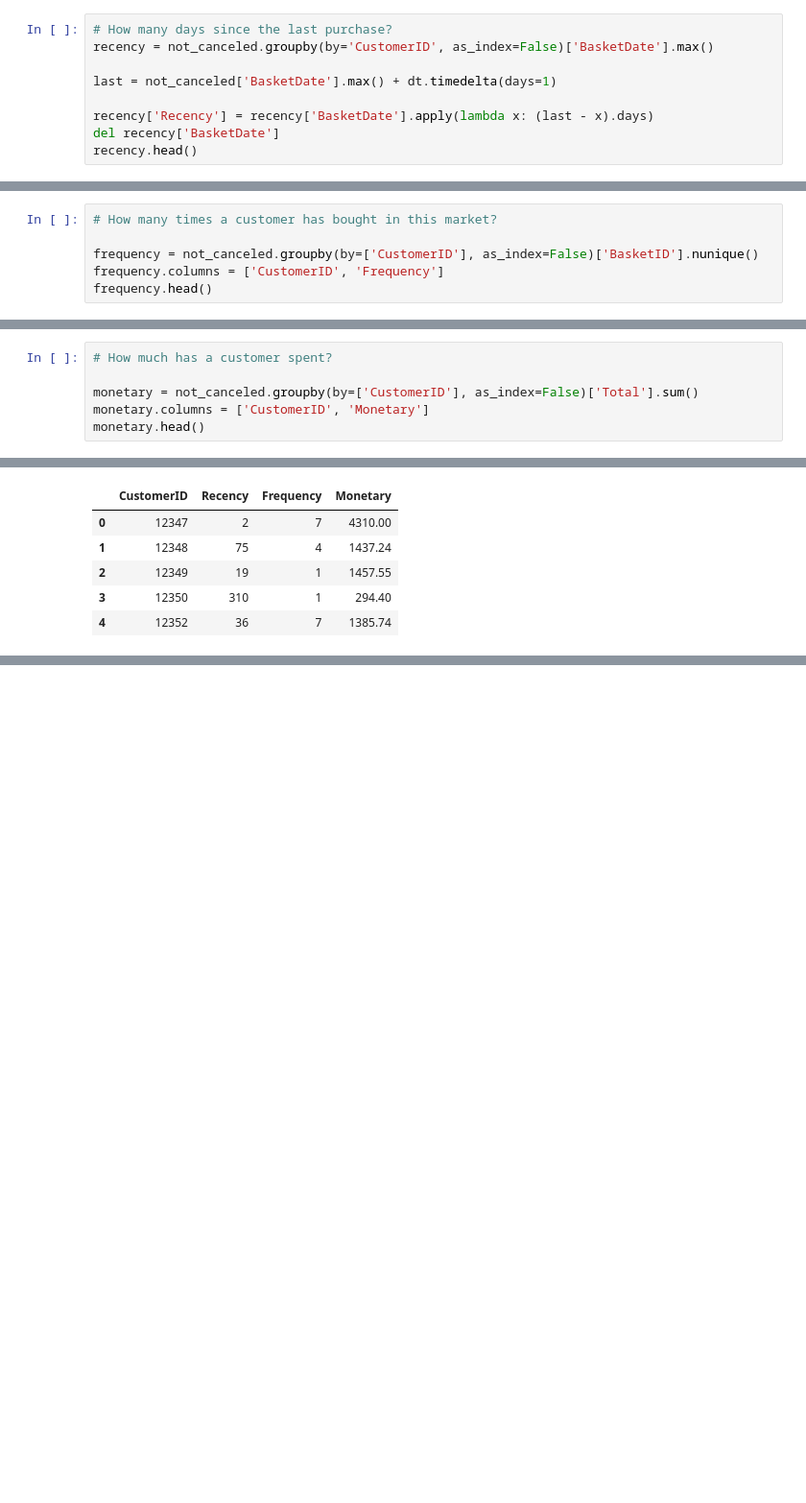
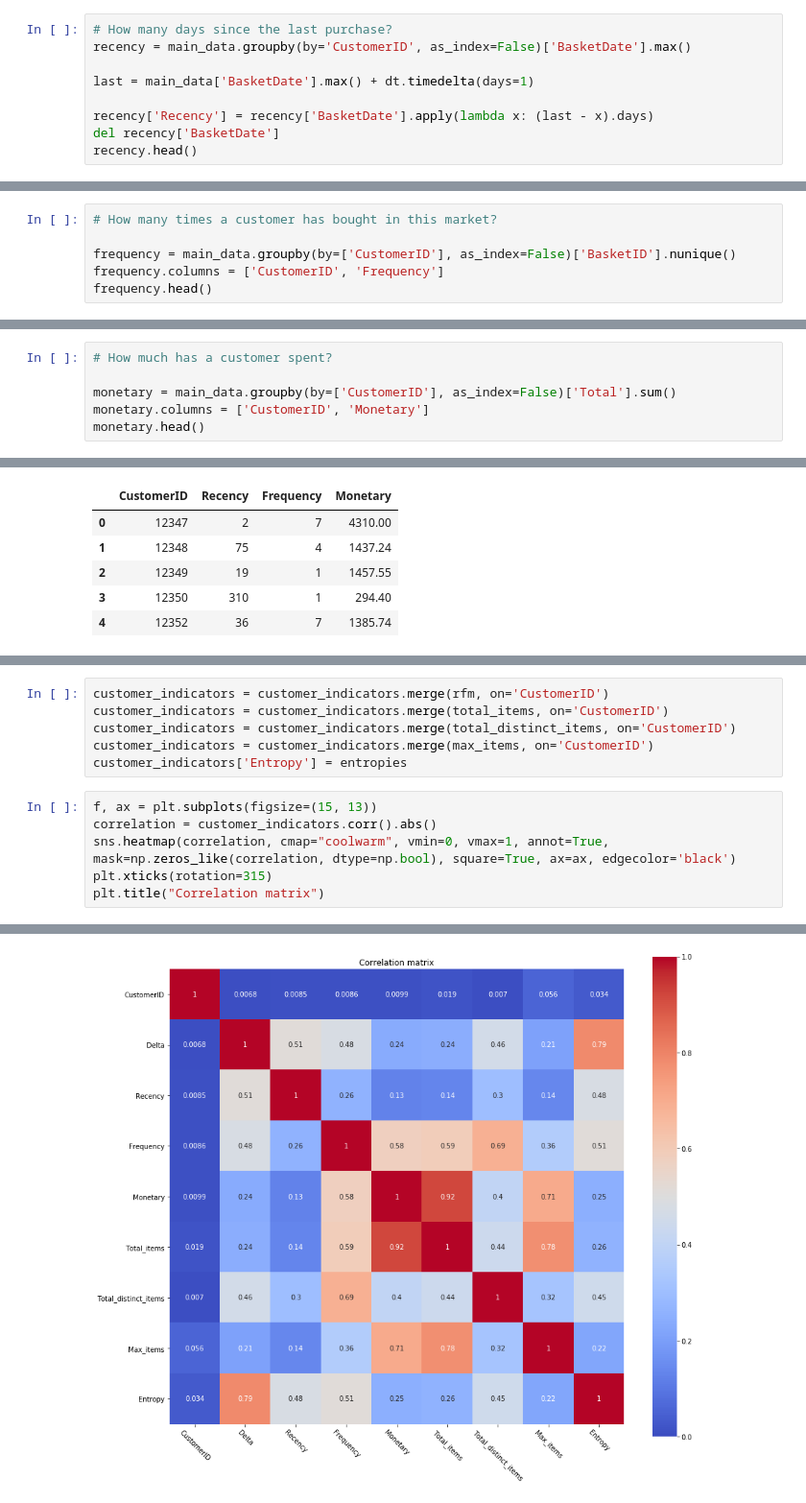
Before and after one commit to michelezoncheddu/data-mining-project, a Jupyter notebook: 1_Data_preparation.ipynb, the cells around one changed output, grey strips where cells are left out. Shown at 96% size. Saved outputs shown, nothing was run; the diff lists cells and outputs as text; blank space fills up the shorter version.

```diff
--- a/1_Data_preparation.ipynb
+++ b/1_Data_preparation.ipynb
@@ -344,8 +373,8 @@ for customer in customer_list:
 # %%
 # How many days since the last purchase?
-recency = not_canceled.groupby(by='CustomerID', as_index=False)['BasketDate'].max()
+recency = main_data.groupby(by='CustomerID', as_index=False)['BasketDate'].max()
 
-last = not_canceled['BasketDate'].max() + dt.timedelta(days=1)
+last = main_data['BasketDate'].max() + dt.timedelta(days=1)
 
 recency['Recency'] = recency['BasketDate'].apply(lambda x: (last - x).days)
 del recency['BasketDate']
@@ -360,7 +389,7 @@ recency.head()
 # %%
 # How many times a customer has bought in this market?
 
-frequency = not_canceled.groupby(by=['CustomerID'], as_index=False)['BasketID'].nunique()
+frequency = main_data.groupby(by=['CustomerID'], as_index=False)['BasketID'].nunique()
 frequency.columns = ['CustomerID', 'Frequency']
 frequency.head()
 # %% [output]
@@ -373,7 +402,7 @@ frequency.head()
 # %%
 # How much has a customer spent?
 
-monetary = not_canceled.groupby(by=['CustomerID'], as_index=False)['Total'].sum()
+monetary = main_data.groupby(by=['CustomerID'], as_index=False)['Total'].sum()
 monetary.columns = ['CustomerID', 'Monetary']
 monetary.head()
 # %% [output]
@@ -481 +457,14 @@ rfm_log.boxplot('Monetary', ax=ax[2])
 [figure]
+# %%
+customer_indicators = customer_indicators.merge(rfm, on='CustomerID')
+customer_indicators = customer_indicators.merge(total_items, on='CustomerID')
+customer_indicators = customer_indicators.merge(total_distinct_items, on='CustomerID')
+customer_indicators = customer_indicators.merge(max_items, on='CustomerID')
+customer_indicators['Entropy'] = entropies
+# %%
+f, ax = plt.subplots(figsize=(15, 13))
+correlation = customer_indicators.corr().abs()
+sns.heatmap(correlation, cmap="coolwarm", vmin=0, vmax=1, annot=True, mask=np.zeros_like(correlation, dtype=np.bool), square=True, ax=ax, edgecolor='black')
+plt.xticks(rotation=315)
+plt.title("Correlation matrix")
+# %% [output]
@@ -482 +472,2 @@ rfm_log.boxplot('Monetary', ax=ax[2])
+[figure, added]
 # %%
```
Also changed, not shown: parts of 24 cells of this notebook.
